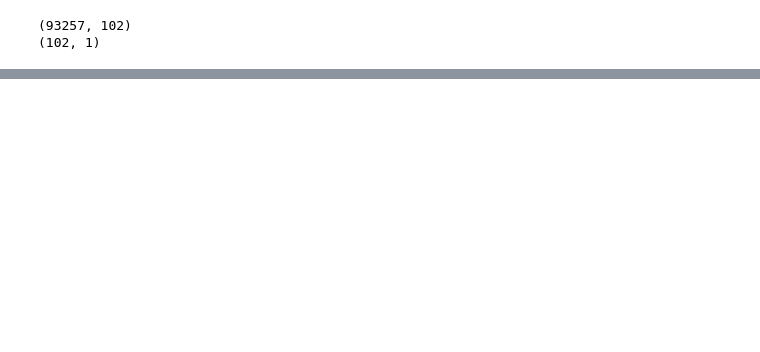
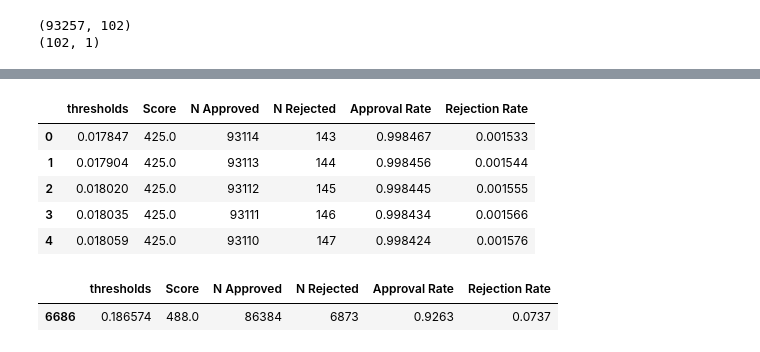
Before and after one commit to d3yn3r/Riesgo-Credito, a Jupyter notebook: prueba2.ipynb, the cells around one changed output, grey strips where cells are left out. Saved outputs shown, nothing was run; the diff lists cells and outputs as text; code cells hidden in the pictures; blank space fills up the shorter version.

```diff
--- a/prueba2.ipynb
+++ b/prueba2.ipynb
@@ -1823 +1823,8 @@ y_scores.mean()
 dtype: float64
+# %%
+# Calculate Youden's J-Statistic to identify the best threshhold
+J = tpr - fpr
+# locate the index of the largest J
+ix = np.argmax(J)
+best_thresh = thresholds[ix]
+print('Best Threshold: %f' % (best_thresh))
@@ -1823,0 +1860,19 @@ dtype: float64
+# %%
+df_cutoffs['N Approved'] = df_cutoffs['thresholds'].apply(n_approved)
+df_cutoffs['N Rejected'] = y_test_proba['y_hat_test_proba'].shape[0] - df_cutoffs['N Approved']
+df_cutoffs['Approval Rate'] = df_cutoffs['N Approved'] / y_test_proba['y_hat_test_proba'].shape[0]
+df_cutoffs['Rejection Rate'] = 1 - df_cutoffs['Approval Rate']
+df_cutoffs.head()
+# %% [output]
+|  | thresholds | Score | N Approved | N Rejected | Approval Rate | Rejection Rate |
+| 0 | 0.017847 | 425.0 | 93114 | 143 | 0.998467 | 0.001533 |
+| 1 | 0.017904 | 425.0 | 93113 | 144 | 0.998456 | 0.001544 |
+| 2 | 0.018020 | 425.0 | 93112 | 145 | 0.998445 | 0.001555 |
+| 3 | 0.018035 | 425.0 | 93111 | 146 | 0.998434 | 0.001566 |
+| 4 | 0.018059 | 425.0 | 93110 | 147 | 0.998424 | 0.001576 |
+# %%
+#umbral de estadistico de J YOUDEN
+df_cutoffs[df_cutoffs['thresholds'].between(0.18657, 0.18658)]
+# %% [output]
+|  | thresholds | Score | N Approved | N Rejected | Approval Rate | Rejection Rate |
+| 6686 | 0.186574 | 488.0 | 86384 | 6873 | 0.9263 | 0.0737 |
```
Also changed, not shown: parts of 23 cells of this notebook, 1 other file.
